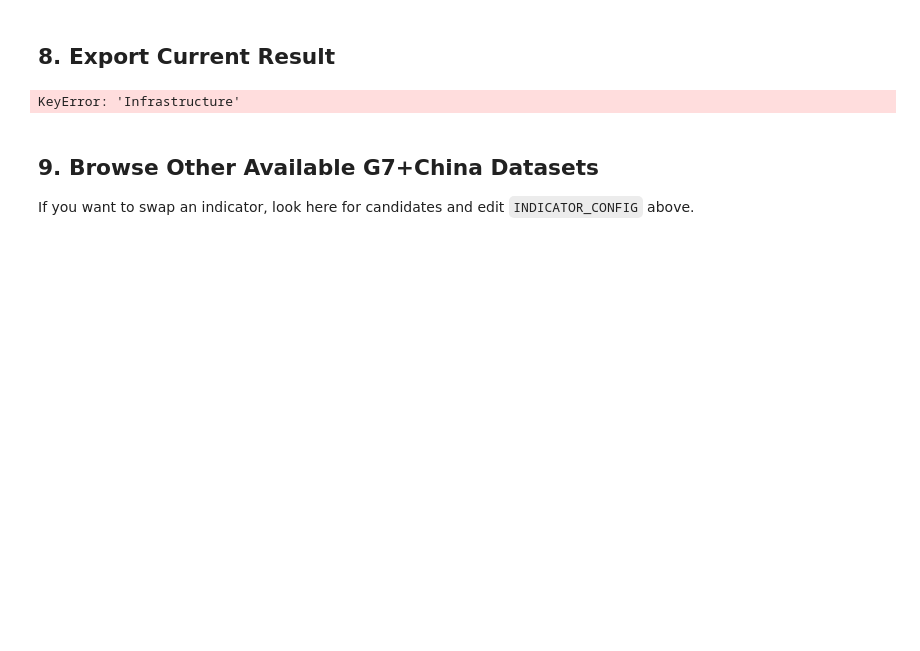
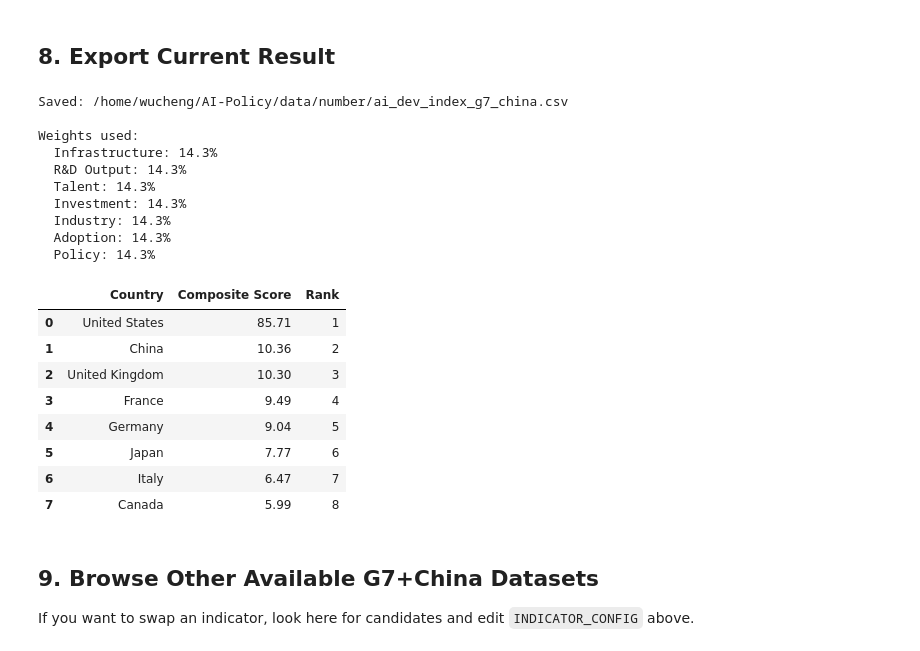
Before and after one commit to Nothingisavaliable/AI-Policy, a Jupyter notebook: notebooks/AI LeveL/ai_level_analysis.ipynb, the cells around one changed output. Saved outputs shown, nothing was run; the diff lists cells and outputs as text; code cells hidden in the pictures; blank space fills up the shorter version.

```diff
--- a/notebooks/AI LeveL/ai_level_analysis.ipynb
+++ b/notebooks/AI LeveL/ai_level_analysis.ipynb
@@ -424,25 +436,43 @@ TabError: inconsistent use of tabs and spaces in indentation (<string>, line 173
 # %% [markdown]
 ## 8. Export Current Result
 # %%
-weights = {dim: sliders[dim].value for dim in DIMENSIONS}
+
 scores, norm_w = compute_scores(weights)
 
 result = pd.DataFrame({
     'Country': scores.index,
     'Composite Score': scores.values.round(2),
     'Rank': range(1, len(scores) + 1),
 })
 
 out_path = repo_root / 'data' / 'number' / 'ai_dev_index_g7_china.csv'
 result.to_csv(out_path, index=False)
 print(f'Saved: {out_path}')
 print('\nWeights used:')
 for d, w in norm_w.items():
     print(f'  {d}: {w*100:.1f}%')
 print()
 display(result)
 # %% [output]
-KeyError: 'Infrastructure'
+Saved: /home/wucheng/AI-Policy/data/number/ai_dev_index_g7_china.csv
+
+Weights used:
+  Infrastructure: 14.3%
+  R&D Output: 14.3%
+  Talent: 14.3%
+  Investment: 14.3%
+  Industry: 14.3%
+  Adoption: 14.3%
+  Policy: 14.3%
+|  | Country | Composite Score | Rank |
+| 0 | United States | 85.71 | 1 |
+| 1 | China | 10.36 | 2 |
+| 2 | United Kingdom | 10.30 | 3 |
+| 3 | France | 9.49 | 4 |
+| 4 | Germany | 9.04 | 5 |
+| 5 | Japan | 7.77 | 6 |
+| 6 | Italy | 6.47 | 7 |
+| 7 | Canada | 5.99 | 8 |
 # %% [markdown]
 ## 9. Browse Other Available G7+China Datasets
 
```
Also changed, not shown: parts of 1 cell of this notebook.
